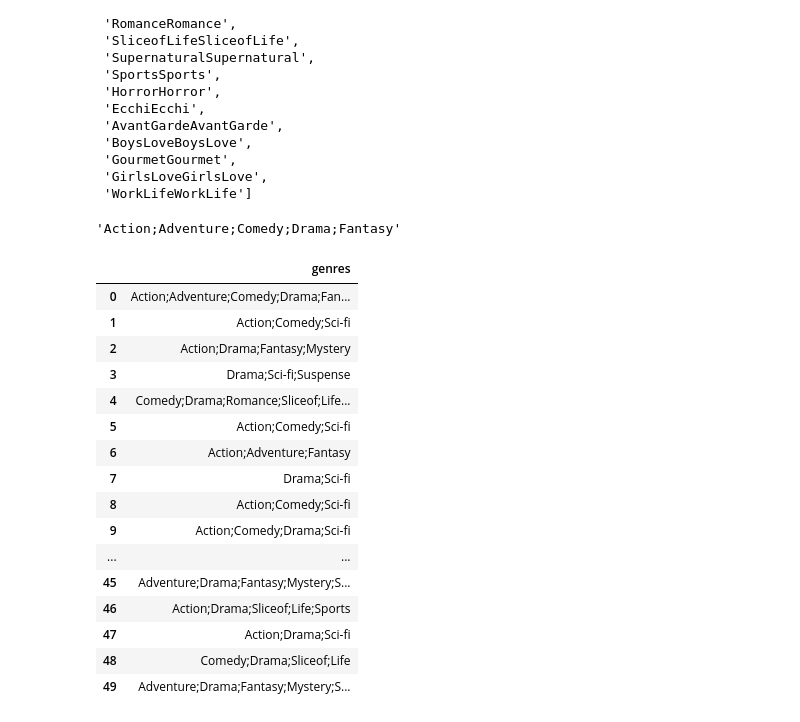
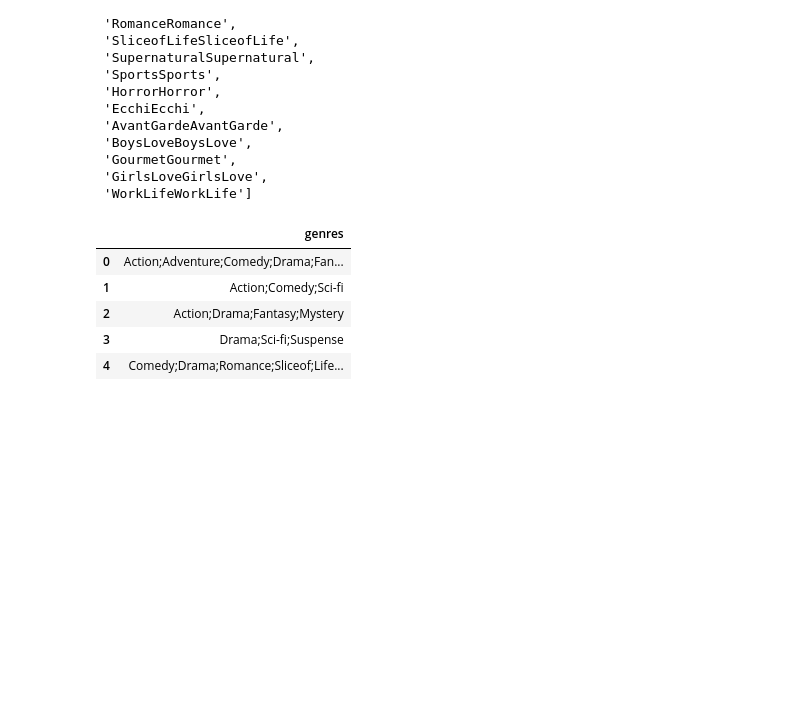
Before and after one commit to BinLama/webScraping, a Jupyter notebook: dataFormatter.ipynb, the cells around one changed output. Drawn from its saved outputs; the diff is of its cells as text; code cells hidden in the pictures; blank space fills up the shorter version.

```diff
--- a/dataFormatter.ipynb
+++ b/dataFormatter.ipynb
@@ -6,6 +9,7 @@ import numpy as np
 df = pd.read_csv("animeInfoComp.csv")
 # %%
-pd.set_option("display.max_columns", 19)
+# increasing the number of columns that I can see
+pd.set_option("display.max_columns", 29)
 # %%
 df.head()
 # %% [output]
@@ -174,10 +178,6 @@ for index, genres in enumerate(newdf["genres"]):
             elif genre == "WorkLifeWorkLife":
                 new_genre += "WorkLife"
     newdf["genres"][index] = new_genre
-# %%
-";".join(re.findall('[A-Z][^A-Z]*', newdf["genres"][0]))
-# %% [output]
-'Action;Adventure;Comedy;Drama;Fantasy'
 # %%
 for index, genres in enumerate(newdf["genres"]):
     if type(genres) != float:
@@ -184,21 +185,10 @@ for index, genres in enumerate(newdf["genres"]):
         newdf["genres"][index] = ";".join(re.findall('[A-Z][^A-Z]*', newdf["genres"][index]))
 # %%
-newdf.head(50)
+newdf.head()
 # %% [output]
 |  | genres |
 | 0 | Action;Adventure;Comedy;Drama;Fan... |
 | 1 | Action;Comedy;Sci-fi |
 | 2 | Action;Drama;Fantasy;Mystery |
 | 3 | Drama;Sci-fi;Suspense |
 | 4 | Comedy;Drama;Romance;Sliceof;Life... |
-| 5 | Action;Comedy;Sci-fi |
-| 6 | Action;Adventure;Fantasy |
-| 7 | Drama;Sci-fi |
-| 8 | Action;Comedy;Sci-fi |
-| 9 | Action;Comedy;Drama;Sci-fi |
-| ... | ... |
-| 45 | Adventure;Drama;Fantasy;Mystery;S... |
-| 46 | Action;Drama;Sliceof;Life;Sports |
-| 47 | Action;Drama;Sci-fi |
-| 48 | Comedy;Drama;Sliceof;Life |
-| 49 | Adventure;Drama;Fantasy;Mystery;S... |
```
Also changed, not shown: parts of 32 cells of this notebook.
